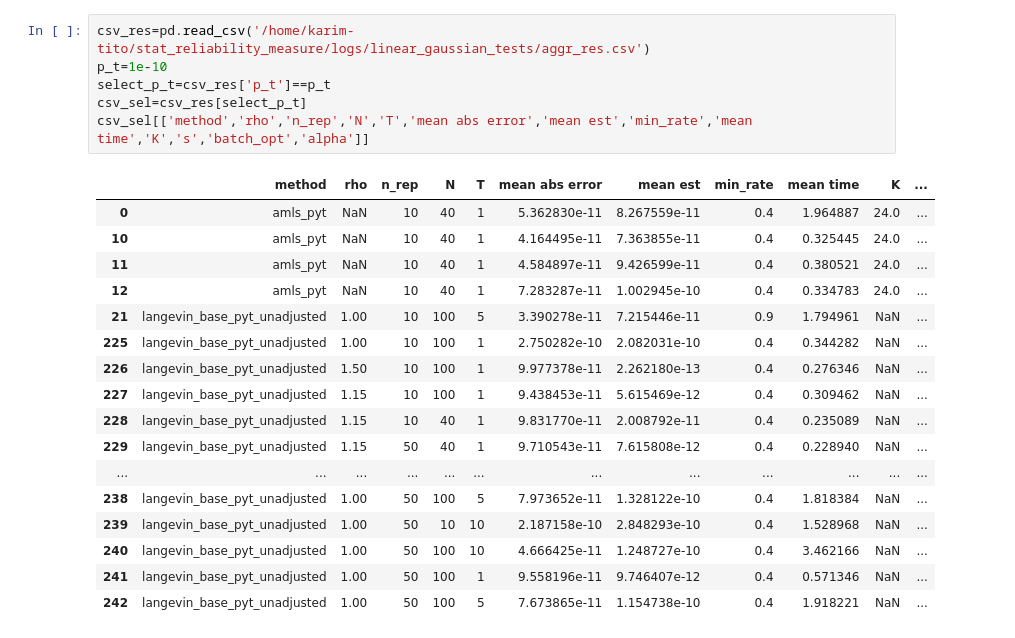
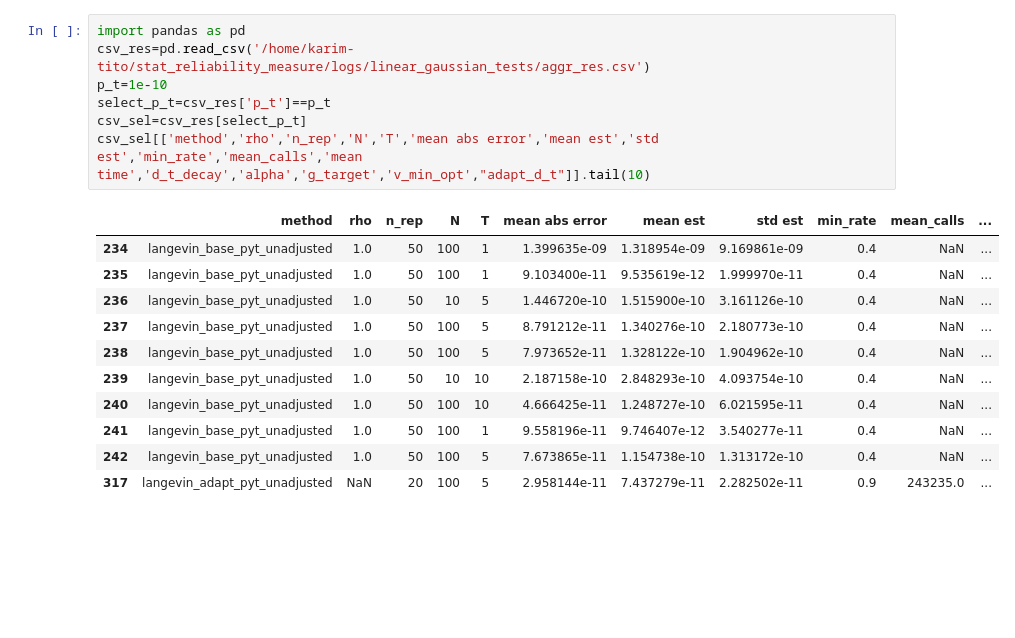
Before and after one commit to karimtito/stat_reliability_measure, a Jupyter notebook: notebooks/linear_gaussian.ipynb, the cells around one changed output. Drawn from its saved outputs; the diff is of its cells as text; blank space fills up the shorter version.

```diff
--- a/notebooks/linear_gaussian.ipynb
+++ b/notebooks/linear_gaussian.ipynb
@@ -3,24 +40,19 @@ import pandas as pd
 # %%
+import pandas as pd
 csv_res=pd.read_csv('/home/karim-tito/stat_reliability_measure/logs/linear_gaussian_tests/aggr_res.csv')
 p_t=1e-10
 select_p_t=csv_res['p_t']==p_t
 csv_sel=csv_res[select_p_t]
-csv_sel[['method','rho','n_rep','N','T','mean abs error','mean est','min_rate','mean time','K','s','batch_opt','alpha']]
+csv_sel[['method','rho','n_rep','N','T','mean abs error','mean est','std est','min_rate','mean_calls','mean time','d_t_decay','alpha','g_target','v_min_opt',"adapt_d_t"]].tail(10)
 # %% [output]
-|  | method | rho | n_rep | N | T | mean abs error | mean est | min_rate | mean time | K | ... |
-| 0 | amls_pyt | NaN | 10 | 40 | 1 | 5.362830e-11 | 8.267559e-11 | 0.4 | 1.964887 | 24.0 | ... |
-| 10 | amls_pyt | NaN | 10 | 40 | 1 | 4.164495e-11 | 7.363855e-11 | 0.4 | 0.325445 | 24.0 | ... |
-| 11 | amls_pyt | NaN | 10 | 40 | 1 | 4.584897e-11 | 9.426599e-11 | 0.4 | 0.380521 | 24.0 | ... |
-| 12 | amls_pyt | NaN | 10 | 40 | 1 | 7.283287e-11 | 1.002945e-10 | 0.4 | 0.334783 | 24.0 | ... |
-| 21 | langevin_base_pyt_unadjusted | 1.00 | 10 | 100 | 5 | 3.390278e-11 | 7.215446e-11 | 0.9 | 1.794961 | NaN | ... |
-| 225 | langevin_base_pyt_unadjusted | 1.00 | 10 | 100 | 1 | 2.750282e-10 | 2.082031e-10 | 0.4 | 0.344282 | NaN | ... |
-| 226 | langevin_base_pyt_unadjusted | 1.50 | 10 | 100 | 1 | 9.977378e-11 | 2.262180e-13 | 0.4 | 0.276346 | NaN | ... |
-| 227 | langevin_base_pyt_unadjusted | 1.15 | 10 | 100 | 1 | 9.438453e-11 | 5.615469e-12 | 0.4 | 0.309462 | NaN | ... |
-| 228 | langevin_base_pyt_unadjusted | 1.15 | 10 | 40 | 1 | 9.831770e-11 | 2.008792e-11 | 0.4 | 0.235089 | NaN | ... |
-| 229 | langevin_base_pyt_unadjusted | 1.15 | 50 | 40 | 1 | 9.710543e-11 | 7.615808e-12 | 0.4 | 0.228940 | NaN | ... |
-| ... | ... | ... | ... | ... | ... | ... | ... | ... | ... | ... | ... |
-| 238 | langevin_base_pyt_unadjusted | 1.00 | 50 | 100 | 5 | 7.973652e-11 | 1.328122e-10 | 0.4 | 1.818384 | NaN | ... |
-| 239 | langevin_base_pyt_unadjusted | 1.00 | 50 | 10 | 10 | 2.187158e-10 | 2.848293e-10 | 0.4 | 1.528968 | NaN | ... |
-| 240 | langevin_base_pyt_unadjusted | 1.00 | 50 | 100 | 10 | 4.666425e-11 | 1.248727e-10 | 0.4 | 3.462166 | NaN | ... |
-| 241 | langevin_base_pyt_unadjusted | 1.00 | 50 | 100 | 1 | 9.558196e-11 | 9.746407e-12 | 0.4 | 0.571346 | NaN | ... |
-| 242 | langevin_base_pyt_unadjusted | 1.00 | 50 | 100 | 5 | 7.673865e-11 | 1.154738e-10 | 0.4 | 1.918221 | NaN | ... |
+|  | method | rho | n_rep | N | T | mean abs error | mean est | std est | min_rate | mean_calls | ... |
+| 234 | langevin_base_pyt_unadjusted | 1.0 | 50 | 100 | 1 | 1.399635e-09 | 1.318954e-09 | 9.169861e-09 | 0.4 | NaN | ... |
+| 235 | langevin_base_pyt_unadjusted | 1.0 | 50 | 100 | 1 | 9.103400e-11 | 9.535619e-12 | 1.999970e-11 | 0.4 | NaN | ... |
+| 236 | langevin_base_pyt_unadjusted | 1.0 | 50 | 10 | 5 | 1.446720e-10 | 1.515900e-10 | 3.161126e-10 | 0.4 | NaN | ... |
+| 237 | langevin_base_pyt_unadjusted | 1.0 | 50 | 100 | 5 | 8.791212e-11 | 1.340276e-10 | 2.180773e-10 | 0.4 | NaN | ... |
+| 238 | langevin_base_pyt_unadjusted | 1.0 | 50 | 100 | 5 | 7.973652e-11 | 1.328122e-10 | 1.904962e-10 | 0.4 | NaN | ... |
+| 239 | langevin_base_pyt_unadjusted | 1.0 | 50 | 10 | 10 | 2.187158e-10 | 2.848293e-10 | 4.093754e-10 | 0.4 | NaN | ... |
+| 240 | langevin_base_pyt_unadjusted | 1.0 | 50 | 100 | 10 | 4.666425e-11 | 1.248727e-10 | 6.021595e-11 | 0.4 | NaN | ... |
+| 241 | langevin_base_pyt_unadjusted | 1.0 | 50 | 100 | 1 | 9.558196e-11 | 9.746407e-12 | 3.540277e-11 | 0.4 | NaN | ... |
+| 242 | langevin_base_pyt_unadjusted | 1.0 | 50 | 100 | 5 | 7.673865e-11 | 1.154738e-10 | 1.313172e-10 | 0.4 | NaN | ... |
+| 317 | langevin_adapt_pyt_unadjusted | NaN | 20 | 100 | 5 | 2.958144e-11 | 7.437279e-11 | 2.282502e-11 | 0.9 | 243235.0 | ... |
```
Also changed, not shown: parts of 6 cells of this notebook, 1 other file.
